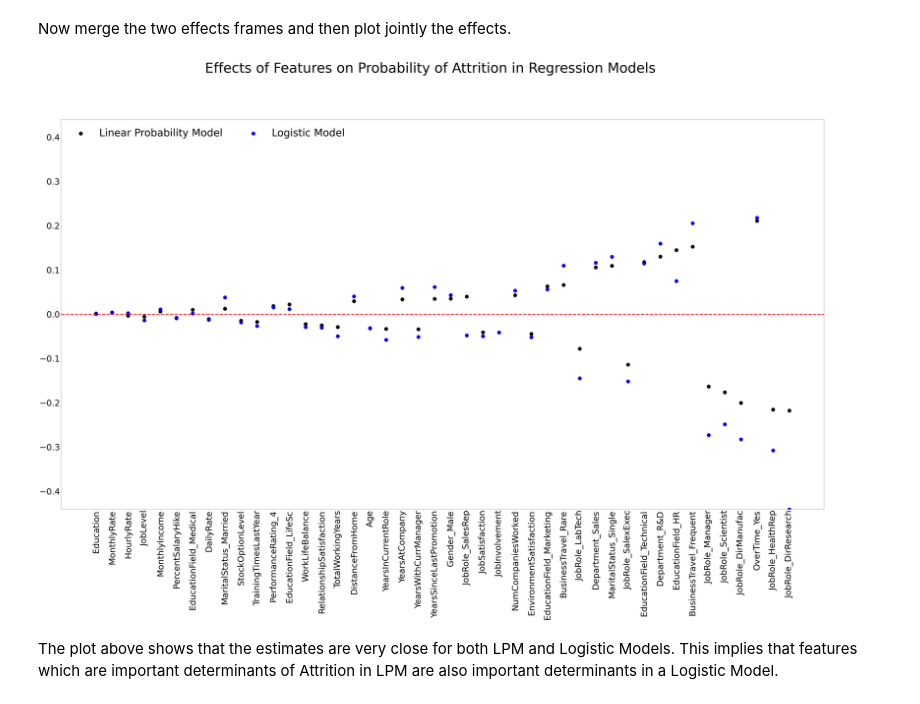
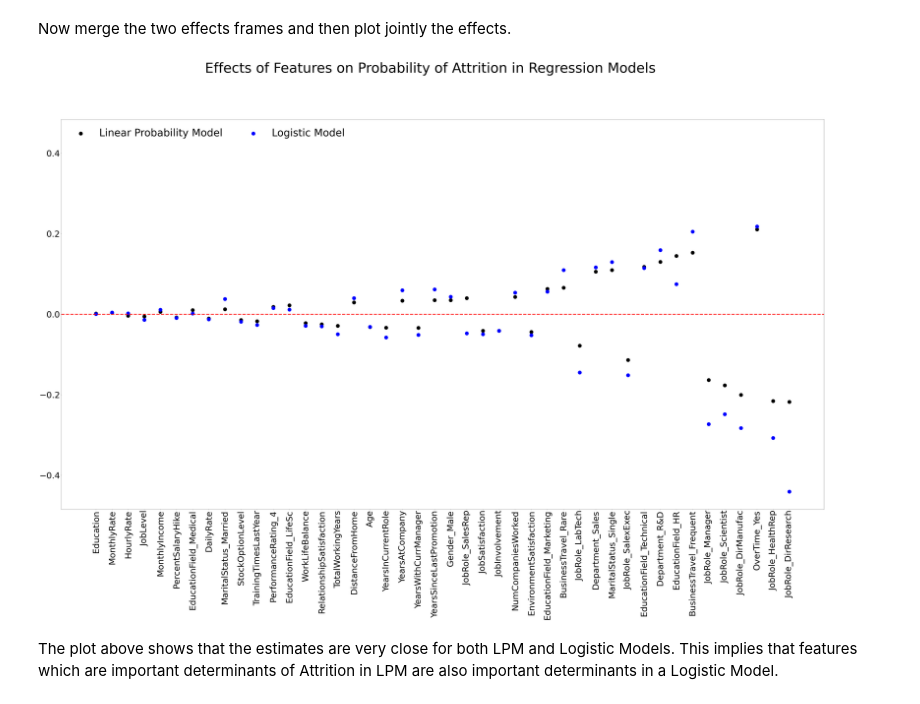
Before and after one commit to SouravSinhas/Employee-Turnover-Prediction, a Jupyter notebook: notebooks/IBM_Employee_Churn_Prediction.ipynb, the cells around one changed output. Cells and saved outputs as stored; diff of their text form; code cells hidden in the pictures.

```diff
--- a/notebooks/IBM_Employee_Churn_Prediction.ipynb
+++ b/notebooks/IBM_Employee_Churn_Prediction.ipynb
@@ -872,15 +871,15 @@ maxlimit = max(max(LPMLogit_df.Effect_LPM.abs()), max(LPMLogit_df.Effect_Logit.a
 # %%
 fig,ax = plt.subplots(figsize = (80,42))
 ax.scatter(x = LPMLogit_df['Feature'], marker = 'o', s = 500, y = LPMLogit_df['Effect_LPM'], color = 'black', label = 'Linear Probability Model')
 ax.scatter(x = LPMLogit_df['Feature'], marker = 'o', s = 500, y = LPMLogit_df['Effect_Logit'], color = 'blue', label = 'Logistic Model')
 ax.axhline(y = 0., linestyle = '--', color = 'red', linewidth = 5)
 ax.set_xticklabels(LPMLogit_df['Feature'], fontsize = 50, rotation = 90)
 ax.tick_params(axis = 'y', labelsize = 50)
 ax.set_xlabel('')
-ax.set_ylim(-maxlimit, maxlimit)
+ax.set_ylim(-maxlimit-maxlimit/10., maxlimit+maxlimit/10.)
 ax.legend(loc = 'upper left', ncol = 2, prop={'size': 60})
 plt.suptitle('Effects of Features on Probability of Attrition in Regression Models', fontsize = 80, y = 0.99);
 # %% [output]
-[figure, old version]
+[figure, new version]
 # %% [markdown]
 The plot above shows that the estimates are very close for both LPM and Logistic Models. This implies that features which are important determinants of Attrition in LPM are also important determinants in a Logistic Model.
```
Also changed, not shown: parts of 39 cells of this notebook, 1 other file.
